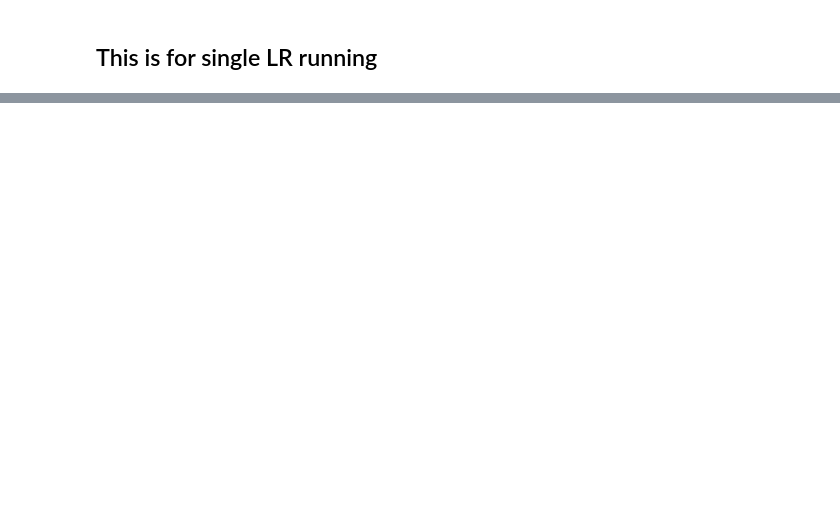
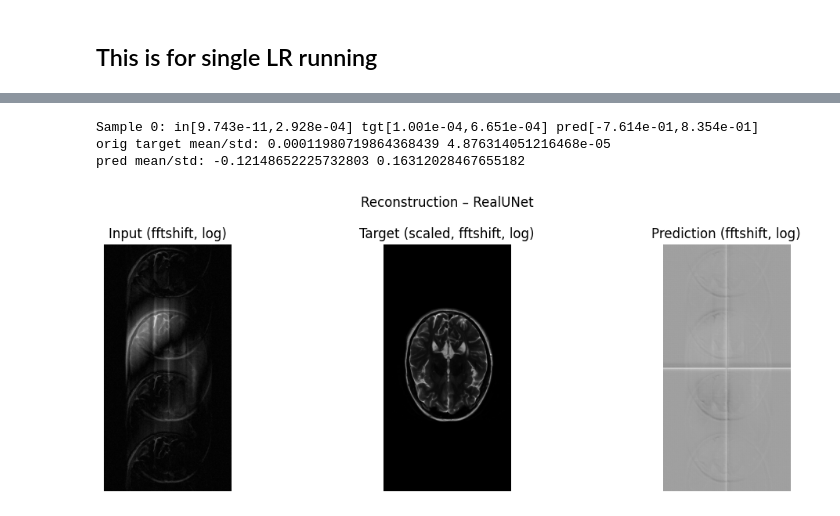
Before and after one commit to sjeastwood/CMPT981_CVNN, a Jupyter notebook: FASTMRI_cnn.ipynb, the cells around one changed output, grey strips where cells are left out. Cells and saved outputs as stored; diff of their text form; code cells hidden in the pictures; blank space fills up the shorter version.

Commit message:
pushing the complex MRI model forward

```diff
--- a/FASTMRI_cnn.ipynb
+++ b/FASTMRI_cnn.ipynb
@@ -611,3 +695,15 @@ for act_name in activations_to_test:
         evaluate(model, cv_val_loader, act_name)
 
     visualize_reconstruction_scaled(model, cv_val_loader, num_samples=3, tag=f"{act_name}_epoch{epoch+1}")
+# %%
+step_size = 1e-3
+act_name = "c_relu"
+
+model = ComplexMRIUNetSmall(act_name=act_name).to(device)
+optimizer = optim.Adam(model.parameters(), lr=step_size)
+
+for epoch in range(1, 60):
+    train_one_epoch(model, cv_train_loader, optimizer, epoch, act_name)
+    evaluate(model, cv_val_loader, act_name)
+
+visualize_reconstruction_scaled(model, cv_val_loader, num_samples=1, tag=f"{act_name}_epoch{epoch+1}")
@@ -791,9 +901,11 @@ def real_mse(pred, target):
     diff = pred - target
     return (diff ** 2).mean()
 # %%
-def train_one_epoch_real(model, loader, optimizer, epoch, tag="Real"):
+def train_one_epoch_real(model, loader, optimizer, epoch, tag="Real", log_grad_norm=False):
     model.train()
     total_loss, total = 0.0, 0
+    grad_norms = []
+
     for x, y in tqdm(loader, desc=f"[{tag}] Train {epoch}", leave=False):
         x = x.to(device)   # [B,2,H,W] float
         y = y.to(device)   # [B,1,H,W] float
@@ -802,12 +914,25 @@ def train_one_epoch_real(model, loader, optimizer, epoch, tag="Real"):
         y_hat = model(x)   # [B,1,H,W] float
         loss = real_mse(y_hat, y)
         loss.backward()
+
+        if log_grad_norm:
+            with torch.no_grad():
+                sq_sum = 0.0
+                for p in model.parameters():
+                    if p.grad is not None:
+                        sq_sum += p.grad.pow(2).sum().item()
+                grad_norms.append(sq_sum ** 0.5)
+
         optimizer.step()
 
         total_loss += loss.item() * x.size(0)
         total += x.size(0)
 
-    print(f"[{tag}] Epoch {epoch} | loss={total_loss/total:.6f}")
+    avg_loss = total_loss / total
+    print(f"[{tag}] Epoch {epoch} | loss={avg_loss:.6f}")
+
+    return avg_loss, grad_norms
+
 
 
 def evaluate_real(model, loader, tag="Real"):
@@ -828,9 +953,6 @@ def evaluate_real(model, loader, tag="Real"):
 real_model = RealMRIUNetSmall().to(device)
 optimizer_real = optim.Adam(real_model.parameters(), lr=1e-3)
 
-for epoch in range(0, 30):
+for epoch in range(0, 50):
     train_one_epoch_real(real_model, rv_train_loader, optimizer_real, epoch, tag="RealUNet")
     evaluate_real(real_model, rv_val_loader, tag="RealUNet")
-
-
-visualize_reconstruction_scaled_real(real_model, rv_val_loader, num_samples=3, tag="RealUNet")
@@ -836,0 +973,7 @@ visualize_reconstruction_scaled_real(real_model, rv_val_loader, num_samples=3, t
+# %%
+visualize_reconstruction_scaled_real(real_model, rv_val_loader, num_samples=1, tag="RealUNet")
+# %% [output]
+Sample 0: in[9.743e-11,2.928e-04] tgt[1.001e-04,6.651e-04] pred[-7.614e-01,8.354e-01]
+orig target mean/std: 0.00011980719864368439 4.876314051216468e-05
+pred mean/std: -0.12148652225732803 0.16312028467655182
+[figure, added]
```
Also changed, not shown: parts of 19 cells of this notebook, 2 other files.
